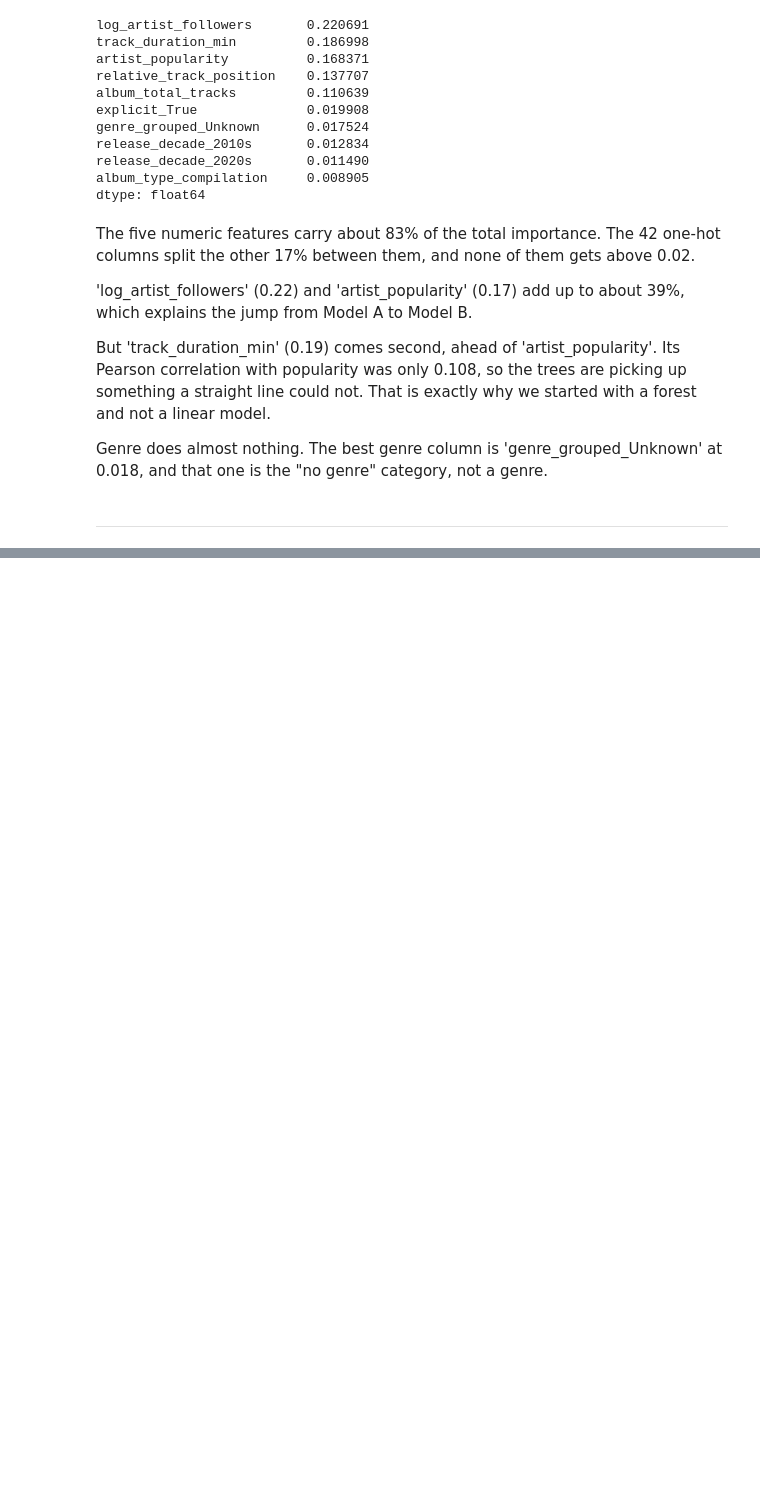
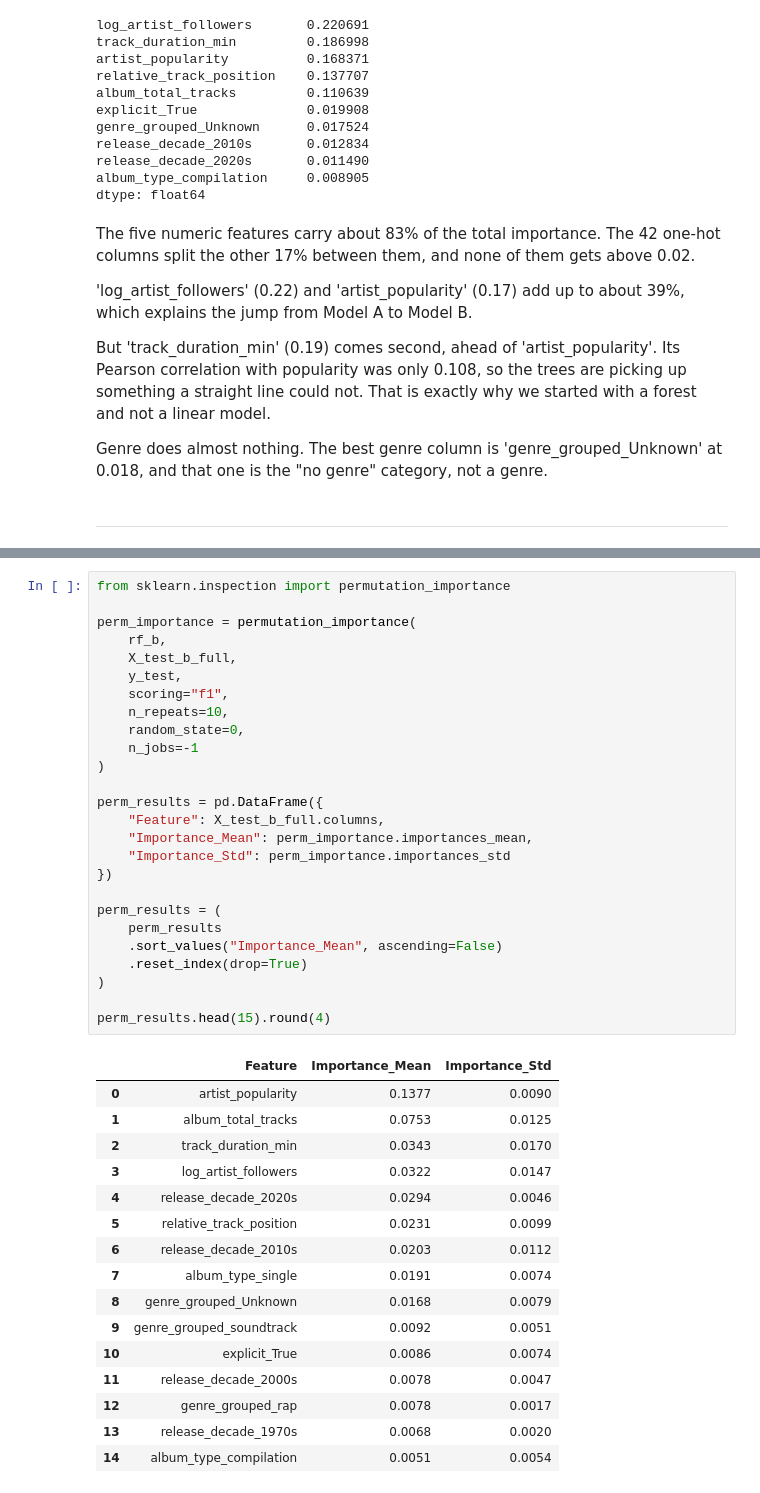
Before and after one commit to jannoelvero/week_7_ml_project, a Jupyter notebook: notebooks/06_machine_learning.ipynb, the cells around one changed output, grey strips where cells are left out. Cells and saved outputs as stored; diff of their text form; blank space fills up the shorter version.

```diff
--- a/notebooks/06_machine_learning.ipynb
+++ b/notebooks/06_machine_learning.ipynb
@@ -653,0 +910,43 @@ Genre does almost nothing. The best genre column is 'genre_grouped_Unknown' at 0
+# %%
+from sklearn.inspection import permutation_importance
+
+perm_importance = permutation_importance(
+    rf_b,
+    X_test_b_full,
+    y_test,
+    scoring="f1",
+    n_repeats=10,
+    random_state=0,
+    n_jobs=-1
+)
+
+perm_results = pd.DataFrame({
+    "Feature": X_test_b_full.columns,
+    "Importance_Mean": perm_importance.importances_mean,
+    "Importance_Std": perm_importance.importances_std
+})
+
+perm_results = (
+    perm_results
+    .sort_values("Importance_Mean", ascending=False)
+    .reset_index(drop=True)
+)
+
+perm_results.head(15).round(4)
+# %% [output]
+|  | Feature | Importance_Mean | Importance_Std |
+| 0 | artist_popularity | 0.1377 | 0.0090 |
+| 1 | album_total_tracks | 0.0753 | 0.0125 |
+| 2 | track_duration_min | 0.0343 | 0.0170 |
+| 3 | log_artist_followers | 0.0322 | 0.0147 |
+| 4 | release_decade_2020s | 0.0294 | 0.0046 |
+| 5 | relative_track_position | 0.0231 | 0.0099 |
+| 6 | release_decade_2010s | 0.0203 | 0.0112 |
+| 7 | album_type_single | 0.0191 | 0.0074 |
+| 8 | genre_grouped_Unknown | 0.0168 | 0.0079 |
+| 9 | genre_grouped_soundtrack | 0.0092 | 0.0051 |
+| 10 | explicit_True | 0.0086 | 0.0074 |
+| 11 | release_decade_2000s | 0.0078 | 0.0047 |
+| 12 | genre_grouped_rap | 0.0078 | 0.0017 |
+| 13 | release_decade_1970s | 0.0068 | 0.0020 |
+| 14 | album_type_compilation | 0.0051 | 0.0054 |
```
Also changed, not shown: parts of 22 cells of this notebook, 5 other files.
